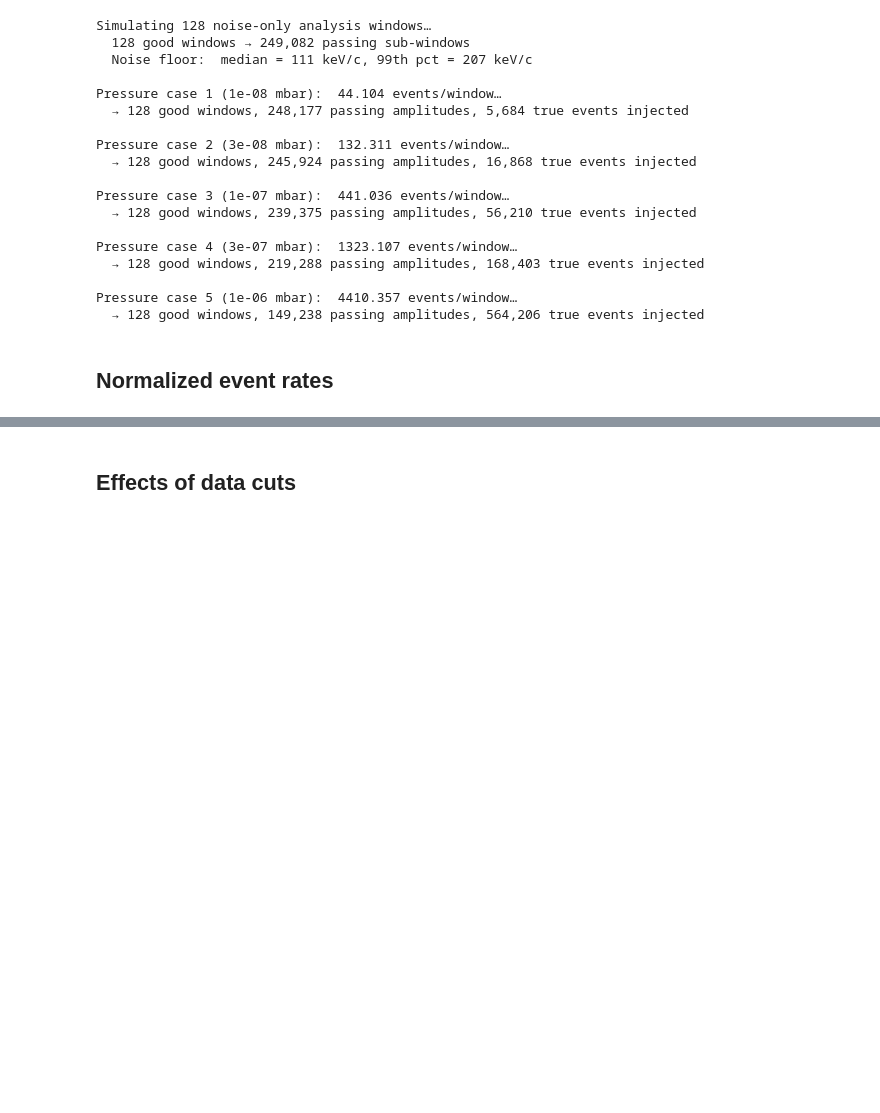
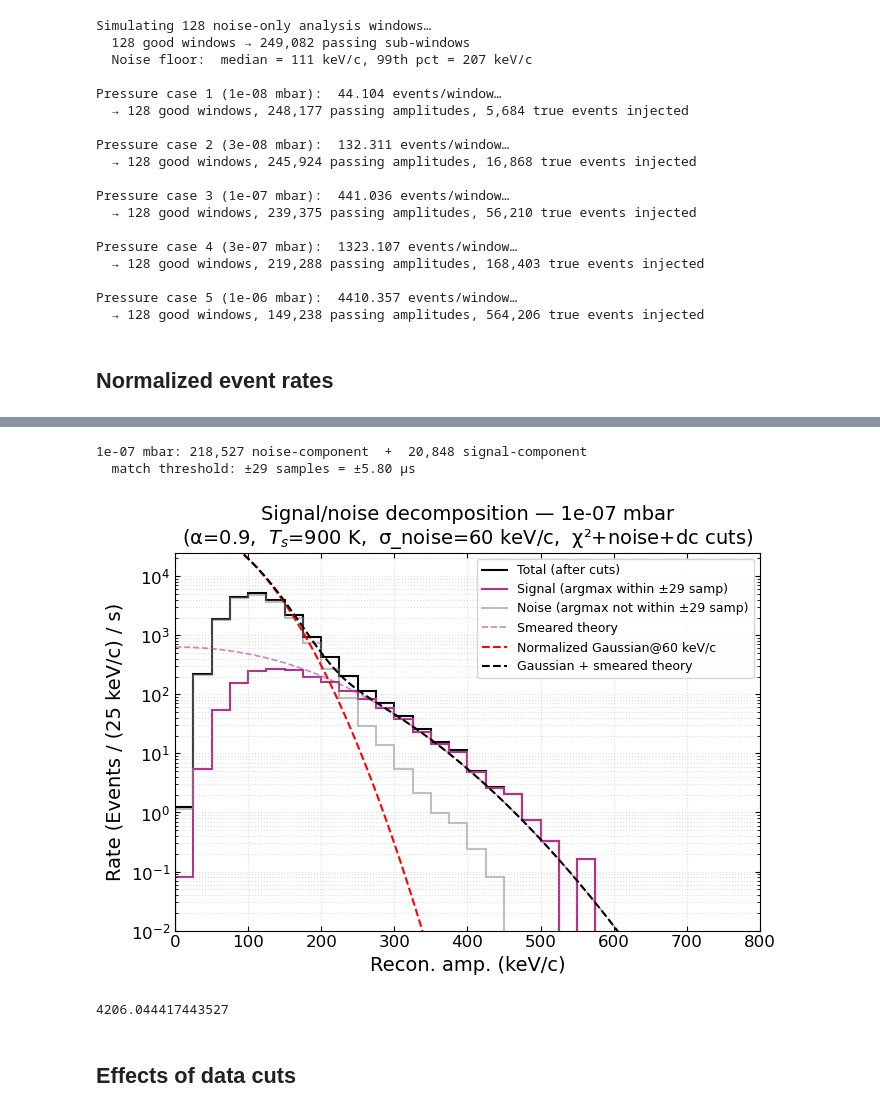
Before and after one commit to yuhants/gas_collisiions, a Jupyter notebook: analysis_notebooks/sphere_20260215/20260225_sphere_20260215_mc_search_effects.ipynb, the cells around one changed output, grey strips where cells are left out. Drawn from its saved outputs; the diff is of its cells as text; code cells hidden in the pictures; blank space fills up the shorter version.

```diff
--- a/analysis_notebooks/sphere_20260215/20260225_sphere_20260215_mc_search_effects.ipynb
+++ b/analysis_notebooks/sphere_20260215/20260225_sphere_20260215_mc_search_effects.ipynb
@@ -727,3 +828,62 @@ plt.tight_layout()
+# %%
+hh_noise_c,  _ = np.histogram(q_noise_comp,  bins)
+hh_signal_c, _ = np.histogram(q_signal_comp, bins)
+hh_total_c     = hh_noise_c + hh_signal_c
+
+# Normalise both components by the same total so they stack to the full rate
+norm_decomp   = np.sum(hh_total_c) * T_search
+rate_noise_c  = hh_noise_c  / norm_decomp
+rate_signal_c = hh_signal_c / norm_decomp
+rate_total_c  = hh_total_c  / norm_decomp
+
+print(f'{lbl_decomp}: {len(q_noise_comp):,} noise-component  +  {len(q_signal_comp):,} signal-component')
+print(f'  match threshold: ±{match_thr} samples = ±{match_thr/fs*1e6:.2f} µs')
+
+fig, ax = plt.subplots(figsize=(7, 5))
+
+ax.stairs(rate_total_c,  bins, color='k', linewidth=1.5, label='Total (after cuts)')
+ax.stairs(rate_signal_c, bins, color=colors_p[2], linestyle='-', linewidth=1.5,
+          label=f'Signal (argmax within ±{match_thr} samp)')
+ax.stairs(rate_noise_c,  bins, color='gray', linewidth=1.5, alpha=0.5,
+          label=f'Noise (argmax not within ±{match_thr} samp)')
+ax.plot(qq_kev, drdqz_smear * dq * multiplier_decomp, '--', color=colors_p[2], lw=1.2, alpha=0.6,
+        label='Smeared theory')
+
+xx = np.linspace(0, 500, 100)
+# Another factor of two for Gaussian normalization because
+# we only have half gauss for absolute amps
+norm_gauss = 2 * (1 / sigma_noise_kev / np.sqrt(2*np.pi)) * np.sum(hh_total_c) * (bins[1] - bins[0])
+gauss_shape = utils.gauss(x=xx, A=norm_gauss, mu=0, sigma=sigma_noise_kev)
+ax.plot(xx, gauss_shape, 'r--', label=f'Normalized Gaussian@{sigma_noise_kev:.0f} keV/c')
+
+
+gas_rate_tot = total_rate * multiplier_decomp
+norm_gauss_wgas = 2 * (1 / sigma_noise_kev / np.sqrt(2*np.pi)) * (np.sum(hh_total_c)-gas_rate_tot) * (bins[1] - bins[0])
+gauss_shape_wgas = utils.gauss(x=qq_kev, A=norm_gauss_wgas, mu=0, sigma=sigma_noise_kev)
+
+ax.plot(qq_kev, gauss_shape_wgas + drdqz_smear * dq * multiplier_decomp, 'k--', label=f'Gaussian + smeared theory')
+
+
+ax.set_xlabel('Recon. amp. (keV/c)')
+ax.set_ylabel(f'Rate (Events / ({dq:.0f} keV/c) / s)')
+ax.set_yscale('log')
+ax.set_xlim(0, 800)
+ax.set_ylim(1e-2, 2.5e4)
+ax.legend(fontsize=9)
+ax.set_title(
+    f'Signal/noise decomposition — {lbl_decomp}\n'
+    f'(α={alpha},  $T_s$={T_sensor} K,  σ_noise={sigma_noise_kev:.0f} keV/c,  χ²+noise+dc cuts)'
+)
+ax.grid(True, which='both', ls=':', alpha=0.4)
+plt.tight_layout()
+# %% [output]
+1e-07 mbar: 218,527 noise-component  +  20,848 signal-component
+  match threshold: ±29 samples = ±5.80 µs
+[figure, added]
+# %%
+total_rate * multiplier_decomp
+# %% [output]
+4206.044417443527
 # %% [markdown]
 ## Effects of data cuts
 # %%
```
Also changed, not shown: parts of 7 cells of this notebook.
